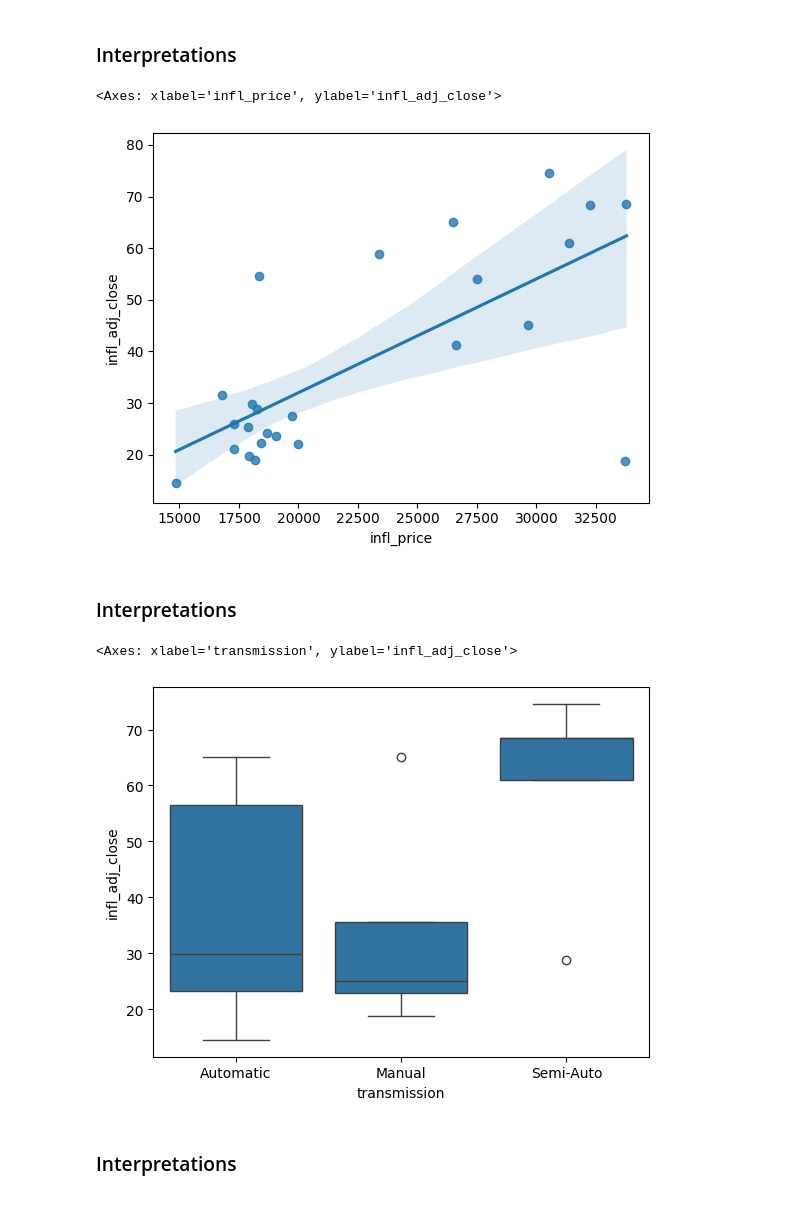
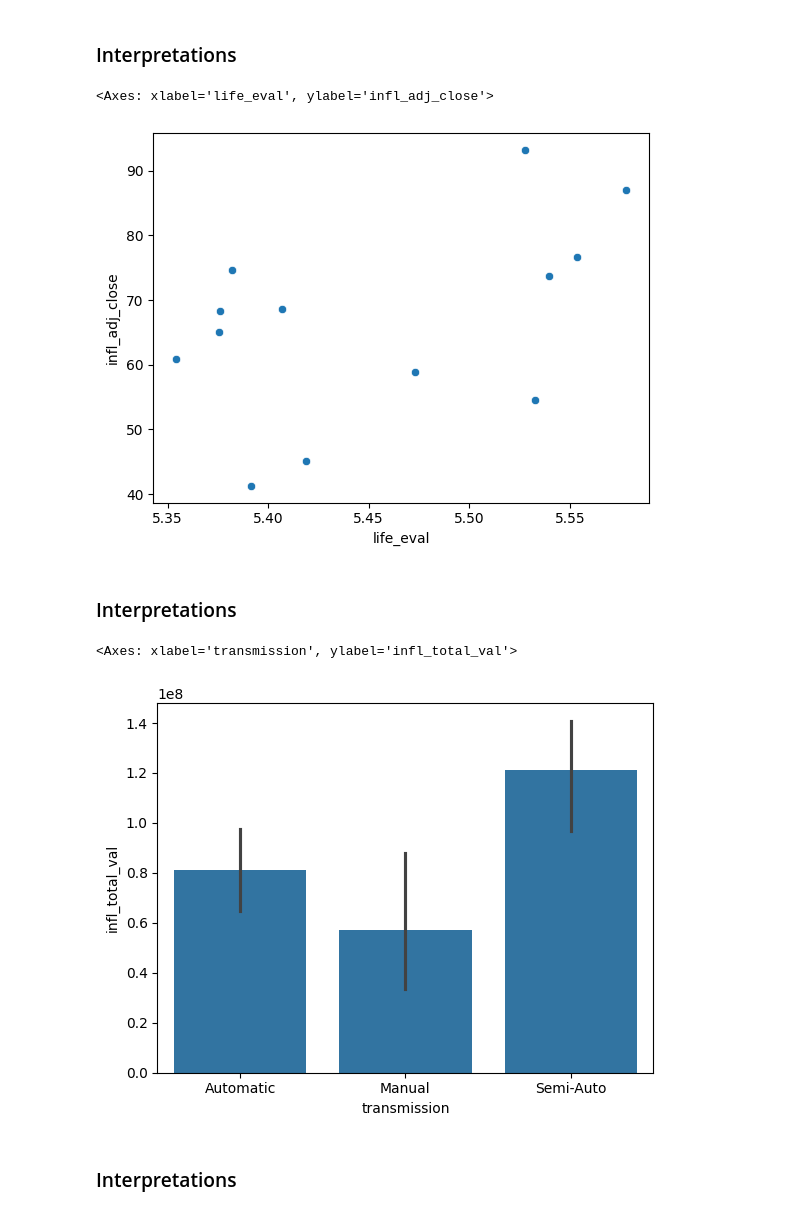
Before and after one commit to Kev-in123/DATA-200-Midterm, a Jupyter notebook: Midterm.ipynb, the cells around one changed output. Cells and saved outputs as stored; diff of their text form; code cells hidden in the pictures.

```diff
--- a/Midterm.ipynb
+++ b/Midterm.ipynb
@@ -49,34 +31,15 @@ Factors affecting the stock price of BMW
 # adds a column that specifies the year of each stock, important for joining the datasets because the other dataset only has year
 data_bmw.columns = data_bmw.columns.str.lower()
 data_bmw["year"] = data_bmw["date"].str.strip().str.extract(r"(\d{4})").astype(int)
-data_bmw = data_bmw[data_bmw["year"] <= 2020]
+#data_bmw = data_bmw[data_bmw["year"] <= 2020]
 
 # since our stock data starts at 1996, we will gather all cars that had at least one model since 1996
 data_cars = data_cars[data_cars["year"] >= 1996].sort_values(by=["year"], ascending=True)
 
+#removes unnessesary rows
+data_happy.columns = data_happy.columns.str.lower()
+clean_happy = data_happy.loc[:,["year", "country name", "life evaluation (3-year average)", "explained by: log gdp per capita", "explained by: freedom to make life choices"]]
+clean_happy = clean_happy[clean_happy['year'].notna()]
+clean_happy = clean_happy.rename(columns={"country name" : "country_name","life evaluation (3-year average)" : "life_eval", "explained by: log gdp per capita" : "log_gdp", "explained by: freedom to make life choices":"freedom_choice"})
 
-drop = ['Country Name', 'Indicator Name', 'Indicator Code']
-drop += map(str,list(range(2025,2026)))
-clean_cpi = data_cpi.drop(columns=drop)
-
-deu_cpi = clean_cpi[clean_cpi["Country Code"] == "DEU"]
-usa_cpi = clean_cpi[clean_cpi["Country Code"] == "USA"]
-
-
-deu_cpi = pd.melt(
-    deu_cpi,
-    value_vars = map(str,list(range(1996,2025))),
-    var_name = "year",
-    value_name = "inflation"
-    )
-
-deu_cpi["year"] = deu_cpi["year"].astype(int)
-
-usa_cpi = pd.melt(
-    usa_cpi,
-    value_vars = map(str,list(range(1996,2025))),
-    var_name = "year",
-    value_name = "inflation"
-    )
-
-usa_cpi["year"] = usa_cpi["year"].astype(int)
+tidy_happy = clean_happy.groupby("year")[["life_eval", "log_gdp","freedom_choice"]].mean().reset_index()
@@ -95,11 +87,14 @@ def inflation_adjustment(inflation_data, price_year, price_value, MAX_INDEX):
 data_bmw["infl_adj_close"] = inflation_adjustment(deu_cpi, data_bmw["year"], data_bmw["adj_close"], 28)
 data_cars["infl_price"] = inflation_adjustment(usa_cpi, data_cars["year"], data_cars["price"], 28)
 # %%
+# Getting total value of BMW
+data_bmw["infl_total_val"] = data_bmw["volume"] * data_bmw["infl_adj_close"]
+
 
 # This groups by the years and averages on all the other columns (other than date)
 avg_year = (
     data_bmw
-    .groupby("year")[["adj_close", "close", "high", "low", "open", "volume", "infl_adj_close"]].mean()
+    .groupby("year")[["adj_close", "close", "high", "low", "open", "volume", "infl_adj_close", "infl_total_val"]].mean()
     .sort_values("year").reset_index()
     )
 
@@ -107,6 +102,6 @@ avg_year = (
 model_release = data_cars.loc[data_cars.groupby("model")["year"].idxmin()].sort_values("year").reset_index(drop=True)
 
 #this is the merged dataset, it will be used for a scatterplot but probably not much else because its only 23 rows
-release_stock = pd.merge(model_release, avg_year, on = "year").drop_duplicates()
+model_release = pd.merge(model_release, avg_year[avg_year["year"] <= 2020], on = "year").drop_duplicates()
 
 model_stock = pd.merge(data_cars, avg_year, on = "year")
@@ -143,20 +158,18 @@ Text(0, 0.5, 'Stock Close Value (inflation adjusted)')
 # %% [markdown]
 ### Interpretations
 # %%
-
-model_year_avg = model_stock.groupby("year")[["infl_price","infl_adj_close", "volume"]].mean().reset_index()
-sns.regplot(model_year_avg, x="infl_price", y="infl_adj_close")
+sns.scatterplot(happy_bmw, x="life_eval", y="infl_adj_close")
 # %% [output]
-<Axes: xlabel='infl_price', ylabel='infl_adj_close'>
+<Axes: xlabel='life_eval', ylabel='infl_adj_close'>
-[figure, old version]
+[figure, new version]
 # %% [markdown]
 ### Interpretations
 # %%
 # Not sure if this is a significant plot yet
-sns.boxplot(data=release_stock, y="infl_adj_close", x = "transmission")
+sns.barplot(data=model_release, y="infl_total_val", x = "transmission")
 # %% [output]
-<Axes: xlabel='transmission', ylabel='infl_adj_close'>
+<Axes: xlabel='transmission', ylabel='infl_total_val'>
-[figure, old version]
+[figure, new version]
 # %% [markdown]
 ### Interpretations
 # %% [markdown]
```
Also changed, not shown: parts of 7 cells of this notebook.
